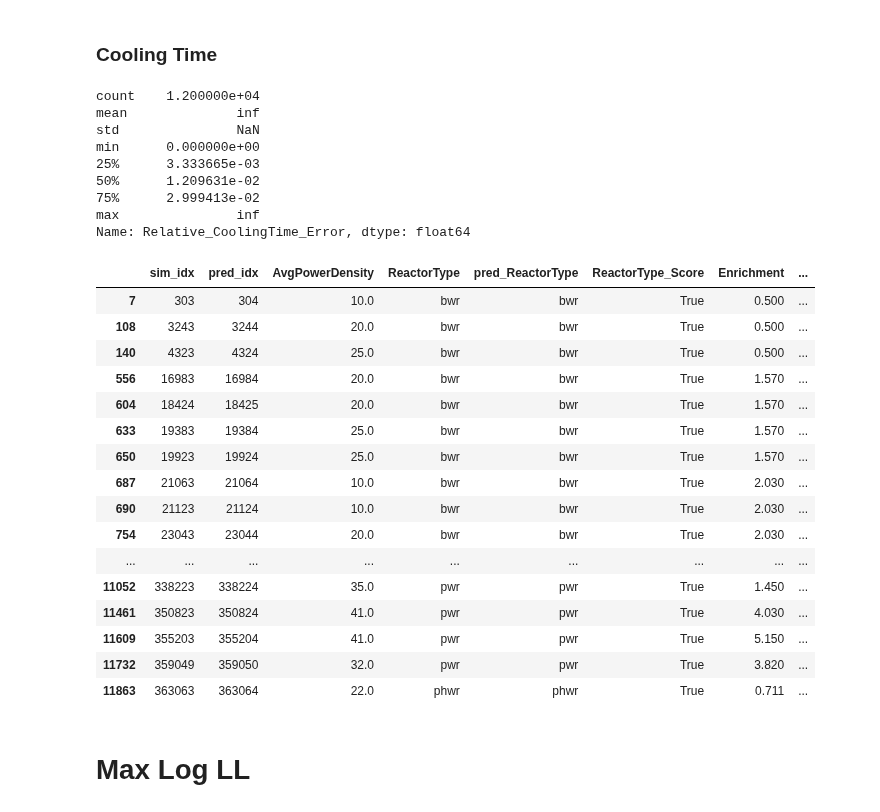
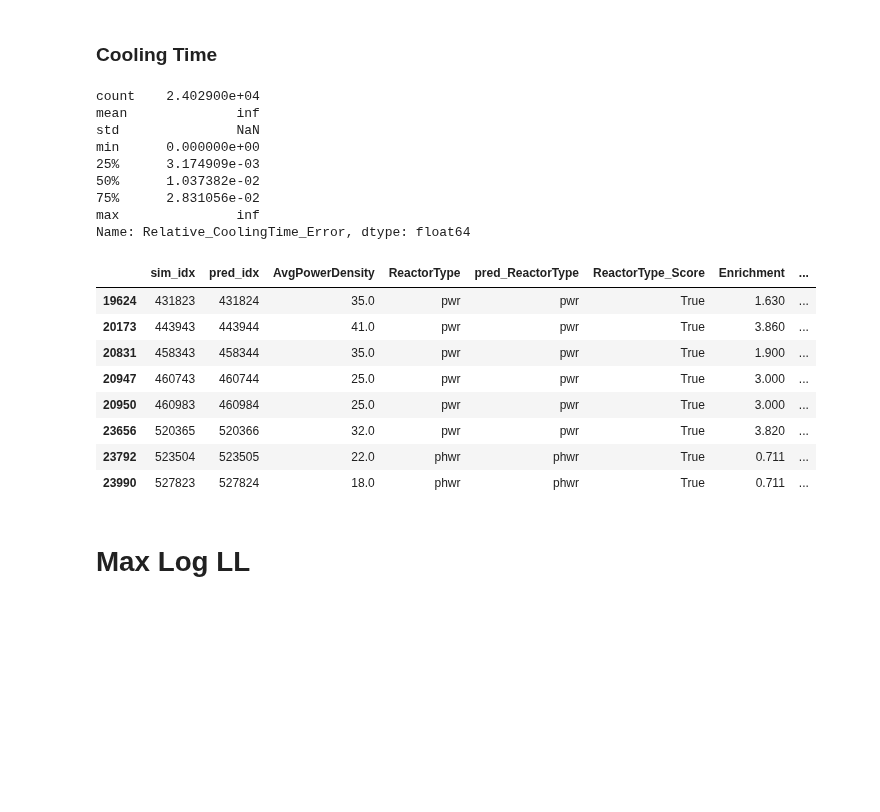
Before and after one commit to opotowsky/like-me-fuel, a Jupyter notebook: jupyter_notebooks/nuc29_trainset_results.ipynb, the cells around one changed output. Drawn from its saved outputs; the diff is of its cells as text; code cells hidden in the pictures; blank space fills up the shorter version.

Commit message:
seeking out good and bad preds for full LL calcs

```diff
--- a/jupyter_notebooks/nuc29_trainset_results.ipynb
+++ b/jupyter_notebooks/nuc29_trainset_results.ipynb
@@ -49,7 +49,7 @@ XY = format_XY(train_pkl)
 # %% [markdown]
 ### LL Calc Results
 # %%
-results = '~/sims_n_results/simupdates_aug2020/train29/'
+results = '~/sims_n_results/final_sims_nov2020/mll/train/'
 
 uncs = [0.05, 0.1, 0.15, 0.2]
 job_dirs = ['Job' + str(i) + '_unc' + str(unc) for i, unc in enumerate(uncs)]
@@ -182,45 +185,37 @@ preds.loc[preds['Relative_Enrichment_Error'] > 0.12, to_print]
 ### Cooling Time
 # %%
 preds['Relative_CoolingTime_Error'].describe()
-# nuc15 results for comparison
-#count    9600.000000
-#mean             inf
-#std              NaN
-#min         0.000000
-#25%         0.004190
-#50%         0.013621
-#75%         0.047517
-#max              inf
+# old nuc29 results for comparison
+#count    1.200000e+04
+#mean              inf
+#std               NaN
+#min      0.000000e+00
+#25%      3.333665e-03
+#50%      1.209631e-02
+#75%      2.999413e-02
+#max               inf
 # %% [output]
-count    1.200000e+04
+count    2.402900e+04
 mean              inf
 std               NaN
 min      0.000000e+00
-25%      3.333665e-03
-50%      1.209631e-02
-75%      2.999413e-02
+25%      3.174909e-03
+50%      1.037382e-02
+75%      2.831056e-02
 max               inf
 Name: Relative_CoolingTime_Error, dtype: float64
 # %%
-preds.loc[(preds['Relative_CoolingTime_Error'] != np.inf) & (preds['Relative_CoolingTime_Error'] > 2.9), to_print]
+preds.loc[(preds['Relative_CoolingTime_Error'] != np.inf) & (preds['Relative_CoolingTime_Error'] > 3.3), to_print]
 # %% [output]
 |  | sim_idx | pred_idx | AvgPowerDensity | ReactorType | pred_ReactorType | ReactorType_Score | Enrichment | ... |
-| 7 | 303 | 304 | 10.0 | bwr | bwr | True | 0.500 | ... |
-| 108 | 3243 | 3244 | 20.0 | bwr | bwr | True | 0.500 | ... |
-| 140 | 4323 | 4324 | 25.0 | bwr | bwr | True | 0.500 | ... |
-| 556 | 16983 | 16984 | 20.0 | bwr | bwr | True | 1.570 | ... |
-| 604 | 18424 | 18425 | 20.0 | bwr | bwr | True | 1.570 | ... |
-| 633 | 19383 | 19384 | 25.0 | bwr | bwr | True | 1.570 | ... |
-| 650 | 19923 | 19924 | 25.0 | bwr | bwr | True | 1.570 | ... |
-| 687 | 21063 | 21064 | 10.0 | bwr | bwr | True | 2.030 | ... |
-| 690 | 21123 | 21124 | 10.0 | bwr | bwr | True | 2.030 | ... |
-| 754 | 23043 | 23044 | 20.0 | bwr | bwr | True | 2.030 | ... |
-| ... | ... | ... | ... | ... | ... | ... | ... | ... |
-| 11052 | 338223 | 338224 | 35.0 | pwr | pwr | True | 1.450 | ... |
-| 11461 | 350823 | 350824 | 41.0 | pwr | pwr | True | 4.030 | ... |
-| 11609 | 355203 | 355204 | 41.0 | pwr | pwr | True | 5.150 | ... |
-| 11732 | 359049 | 359050 | 32.0 | pwr | pwr | True | 3.820 | ... |
-| 11863 | 363063 | 363064 | 22.0 | phwr | phwr | True | 0.711 | ... |
+| 19624 | 431823 | 431824 | 35.0 | pwr | pwr | True | 1.630 | ... |
+| 20173 | 443943 | 443944 | 41.0 | pwr | pwr | True | 3.860 | ... |
+| 20831 | 458343 | 458344 | 35.0 | pwr | pwr | True | 1.900 | ... |
+| 20947 | 460743 | 460744 | 25.0 | pwr | pwr | True | 3.000 | ... |
+| 20950 | 460983 | 460984 | 25.0 | pwr | pwr | True | 3.000 | ... |
+| 23656 | 520365 | 520366 | 32.0 | pwr | pwr | True | 3.820 | ... |
+| 23792 | 523504 | 523505 | 22.0 | phwr | phwr | True | 0.711 | ... |
+| 23990 | 527823 | 527824 | 18.0 | phwr | phwr | True | 0.711 | ... |
 # %% [markdown]
 # Max Log LL
 # %%
```
Also changed, not shown: parts of 13 cells of this notebook, 1 other file.
